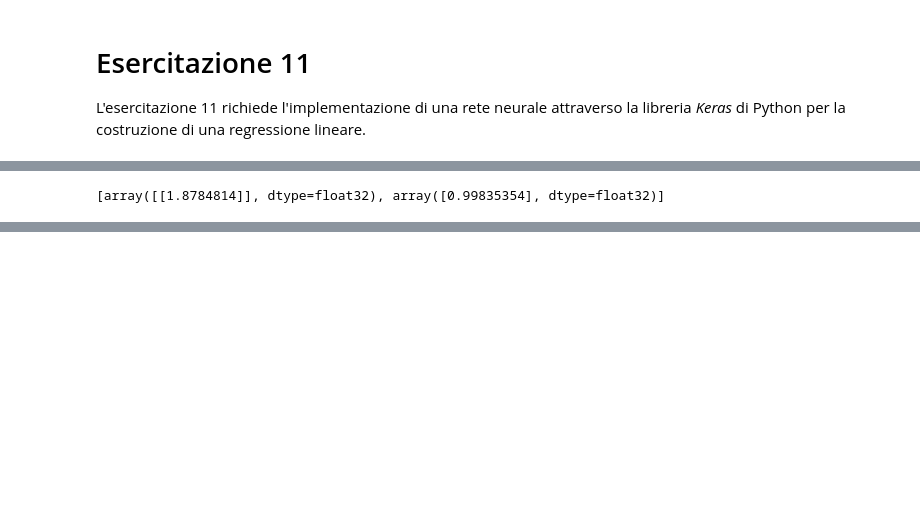
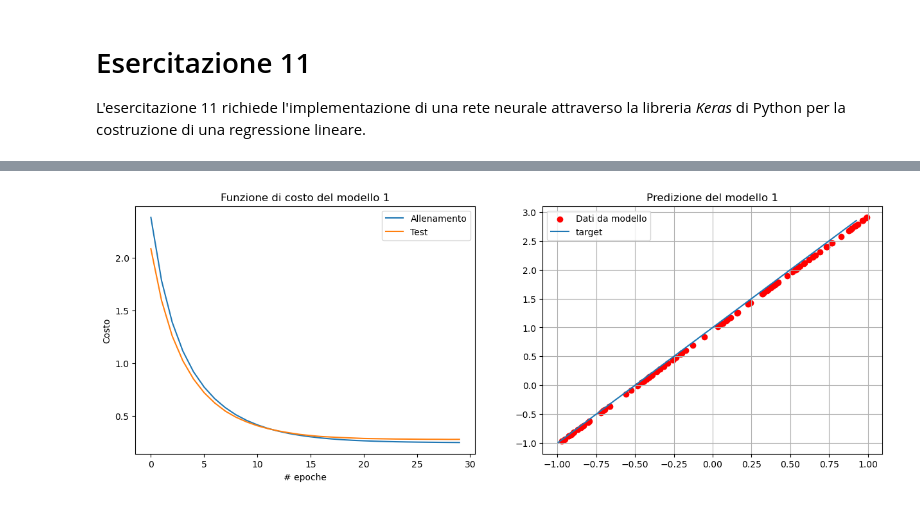
Before and after one commit to paolo-magnani/Esercizi_LSN, a Jupyter notebook: Es11/Esercitazione11.ipynb, the cells around one changed output, grey strips where cells are left out. Saved outputs shown, nothing was run; the diff lists cells and outputs as text; code cells hidden in the pictures; blank space fills up the shorter version.

```diff
--- a/Es11/Esercitazione11.ipynb
+++ b/Es11/Esercitazione11.ipynb
@@ -66,6 +45,10 @@ _________________________________________________________________
 # %%
-# fit the model using training dataset
-# over 10 epochs of 32 batch size each
-# report training progress against validation data
-history = model.fit(x=x_train, y=y_train, batch_size=32, epochs=30, shuffle=True, validation_data=(x_valid, y_valid))
+model1 = tf.keras.Sequential()
+model1.add(Dense(1, input_shape=(1,)))
+
+model1.compile(optimizer='sgd', loss='mse', metrics=['mse'])
+history = model1.fit(x=x_train, y=y_train, batch_size=32, epochs=30, shuffle=True, validation_data=(x_valid, y_valid), verbose=0)
+
+# evaluate model
+score1 = model1.evaluate(x_valid, y_valid, batch_size=32, verbose=1)
 # %% [output]
@@ -89,5 +56,21 @@ Epoch 30/30
-# %%
-# return weights and biases
-model.get_weights()
-# %% [output]
-[array([[1.8784814]], dtype=float32), array([0.99835354], dtype=float32)]
+# %%
+fig, [ax0, ax1] = plt.subplots(1, 2, figsize=(15,5))
+
+ax0.plot(history.history['loss'])
+ax0.plot(history.history['val_loss'])
+ax0.set_title('Funzione di costo del modello 1')
+ax0.set_ylabel('Costo')
+ax0.set_xlabel('# epoche')
+ax0.legend(['Allenamento', 'Test'], loc='best')
+
+
+x_predicted = np.random.uniform(-1, 1, 100)
+y_predicted = model1.predict(x_predicted)
+ax1.set_title('Predizione del modello 1')
+ax1.scatter(x_predicted, y_predicted,color='r', label='Dati da modello')
+ax1.plot(x_valid, y_target, label='target')
+ax1.grid(True)
+ax1.legend()
+
+plt.show()
+# %% [output]
@@ -93,0 +78 @@ model.get_weights()
+[figure, added]
```
Also changed, not shown: parts of 22 cells of this notebook.
